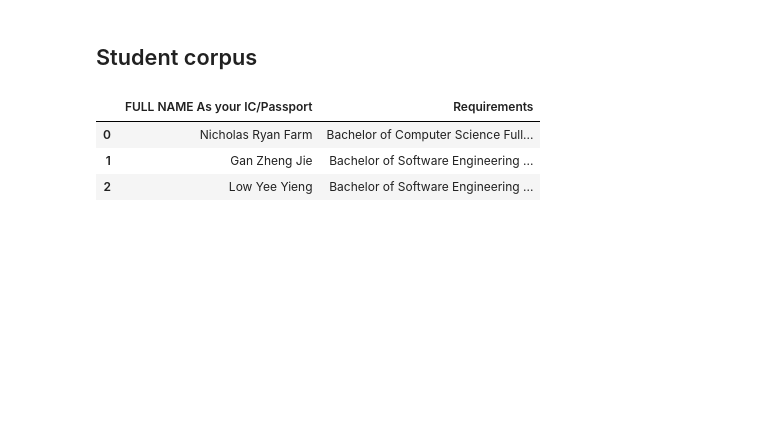
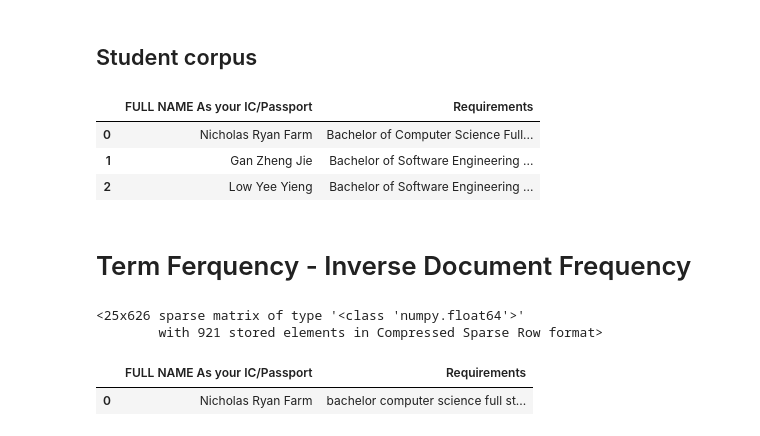
Before and after one commit to Huvinesh-Rajendran-12/CPRS_model, a Jupyter notebook: Recommendation Model.ipynb, the cells around one changed output. Drawn from its saved outputs; the diff is of its cells as text; code cells hidden in the pictures; blank space fills up the shorter version.

```diff
--- a/Recommendation Model.ipynb
+++ b/Recommendation Model.ipynb
@@ -106,3 +106,23 @@ student_data.head(3)
 | 2 | Low Yee Yieng | Bachelor of Software Engineering ... |
 # %%
 student_data['Requirements'] = student_data['Requirements'].apply(clean_txt)
+# %% [markdown]
+# Term Ferquency - Inverse Document Frequency
+# %%
+tfidf_vect = TfidfVectorizer()
+
+# Fitting and transforming the vector
+tfidf_comb = tfidf_vect.fit_transform((client_data['Requirements']))
+tfidf_comb
+# %% [output]
+<25x626 sparse matrix of type '<class 'numpy.float64'>'
+        with 921 stored elements in Compressed Sparse Row format>
+# %%
+user = "Nicholas Ryan Farm"
+index2 = np.where(student_data['FULL NAME As your IC/Passport'] == user)[0][0]
+# %%
+student_data_1 = student_data.iloc[[index2]]
+student_data_1
+# %% [output]
+|  | FULL NAME As your IC/Passport | Requirements |
+| 0 | Nicholas Ryan Farm | bachelor computer science full st... |
```
Also changed, not shown: parts of 11 cells of this notebook.
